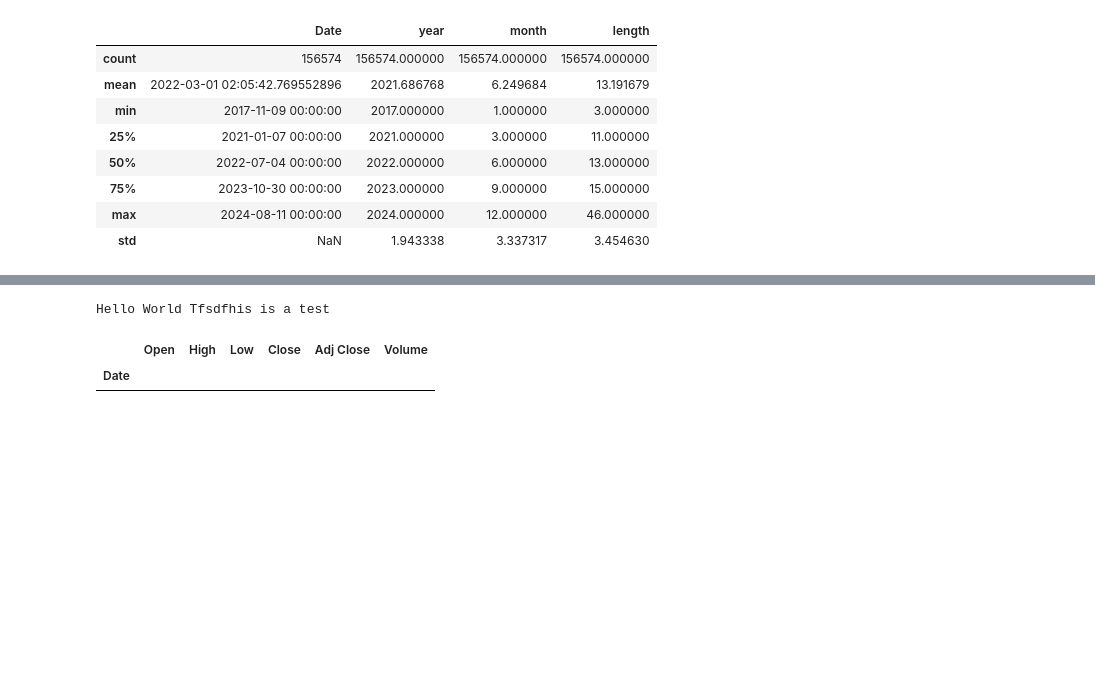
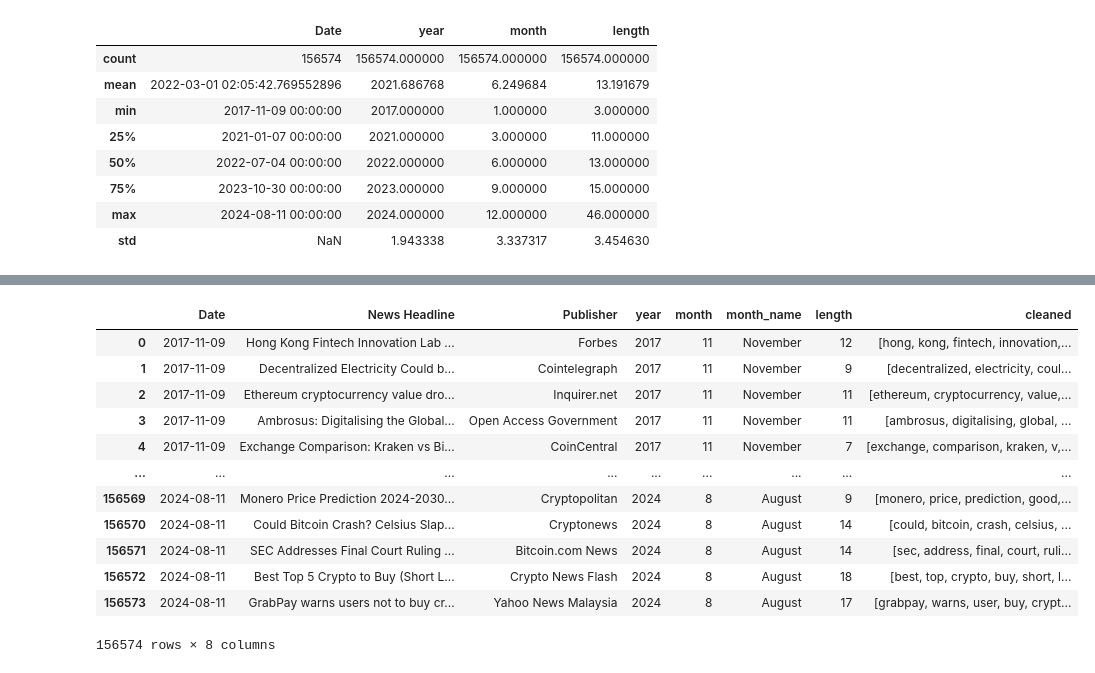
Before and after one commit to rdhakan13/ETH_Price_Predition, a Jupyter notebook: notebooks/EDA.ipynb, the cells around one changed output, grey strips where cells are left out. Saved outputs shown, nothing was run; the diff lists cells and outputs as text; code cells hidden in the pictures; blank space fills up the shorter version.

```diff
--- a/notebooks/EDA.ipynb
+++ b/notebooks/EDA.ipynb
@@ -181,20 +181,11 @@ lemmatizer = WordNetLemmatizer()
 # Load stopwords
 stop_words = set(stopwords.words("english"))
 
-def preprocess_text(text):
-    # 1. Text Cleaning: Remove special characters, digits, etc.
-    text = ''.join([char if char.isalpha() or char.isspace() else '' for char in text])
-
-    # 2. Tokenization: Tokenize the text into words
-    tokens = word_tokenize(text.lower())  # Convert to lowercase and tokenize
-
-    # 3. Remove stopwords
+def generate_clean_tokens(text):
+    text = re.sub(r'http[s]?://\S+', '', text)
+    text = re.sub(r'[^A-Za-z\s]', '', text)
+    text = re.sub(r'\b\w{21,}\b', '', text)
+    tokens = word_tokenize(text.lower())
     tokens = [word for word in tokens if word not in stop_words]
-
-    # 4. Lemmatization: Lemmatize each word
     tokens = [lemmatizer.lemmatize(word) for word in tokens]
-
-    # 5. Optionally, remove non-meaningful words (like rare or too frequent words)
-    # Here, you can add more custom filtering if needed
-
-    return ' '.join(tokens)
+    return tokens
@@ -201,12 +202,2 @@ def preprocess_text(text):
 # %%
-def generate_clean_tokens(text):
-    tokens = word_tokenize(re.sub(r'[^A-Za-z\s]', '', text).lower())
-    tokens = [word for word in tokens if word not in stop_words]
-    tokens = [lemmatizer.lemmatize(word) for word in tokens]
-    return ' '.join(tokens)
-
-# Example usage:
-sample_text = "Hello, World! Tfsdf11123his is a test: 1234, @#*&."
-print(clean_text(sample_text))
+processed_gn['cleaned'] = processed_gn['News Headline'].apply(lambda x: generate_clean_tokens(x))
-# %% [output]
-Hello World Tfsdfhis is a test
@@ -215,5 +204,16 @@ data = pd.read_parquet("C:/Users/rajdh/Desktop/ETH_Price_Predition/data/raw/BTC_
-# %%
-data
-# %% [output]
-|  | Open | High | Low | Close | Adj Close | Volume |
-| Date |  |  |  |  |  |  |
+# %%
+processed_gn
+# %% [output]
+|  | Date | News Headline | Publisher | year | month | month_name | length | cleaned |
+| 0 | 2017-11-09 | Hong Kong Fintech Innovation Lab ... | Forbes | 2017 | 11 | November | 12 | [hong, kong, fintech, innovation,... |
+| 1 | 2017-11-09 | Decentralized Electricity Could b... | Cointelegraph | 2017 | 11 | November | 9 | [decentralized, electricity, coul... |
+| 2 | 2017-11-09 | Ethereum cryptocurrency value dro... | Inquirer.net | 2017 | 11 | November | 11 | [ethereum, cryptocurrency, value,... |
+| 3 | 2017-11-09 | Ambrosus: Digitalising the Global... | Open Access Government | 2017 | 11 | November | 11 | [ambrosus, digitalising, global, ... |
+| 4 | 2017-11-09 | Exchange Comparison: Kraken vs Bi... | CoinCentral | 2017 | 11 | November | 7 | [exchange, comparison, kraken, v,... |
+| ... | ... | ... | ... | ... | ... | ... | ... | ... |
+| 156569 | 2024-08-11 | Monero Price Prediction 2024-2030... | Cryptopolitan | 2024 | 8 | August | 9 | [monero, price, prediction, good,... |
+| 156570 | 2024-08-11 | Could Bitcoin Crash? Celsius Slap... | Cryptonews | 2024 | 8 | August | 14 | [could, bitcoin, crash, celsius, ... |
+| 156571 | 2024-08-11 | SEC Addresses Final Court Ruling ... | Bitcoin.com News | 2024 | 8 | August | 14 | [sec, address, final, court, ruli... |
+| 156572 | 2024-08-11 | Best Top 5 Crypto to Buy (Short L... | Crypto News Flash | 2024 | 8 | August | 18 | [best, top, crypto, buy, short, l... |
+| 156573 | 2024-08-11 | GrabPay warns users not to buy cr... | Yahoo News Malaysia | 2024 | 8 | August | 17 | [grabpay, warns, user, buy, crypt... |
+156574 rows × 8 columns
```
Also changed, not shown: parts of 6 cells of this notebook, 7 other files.
